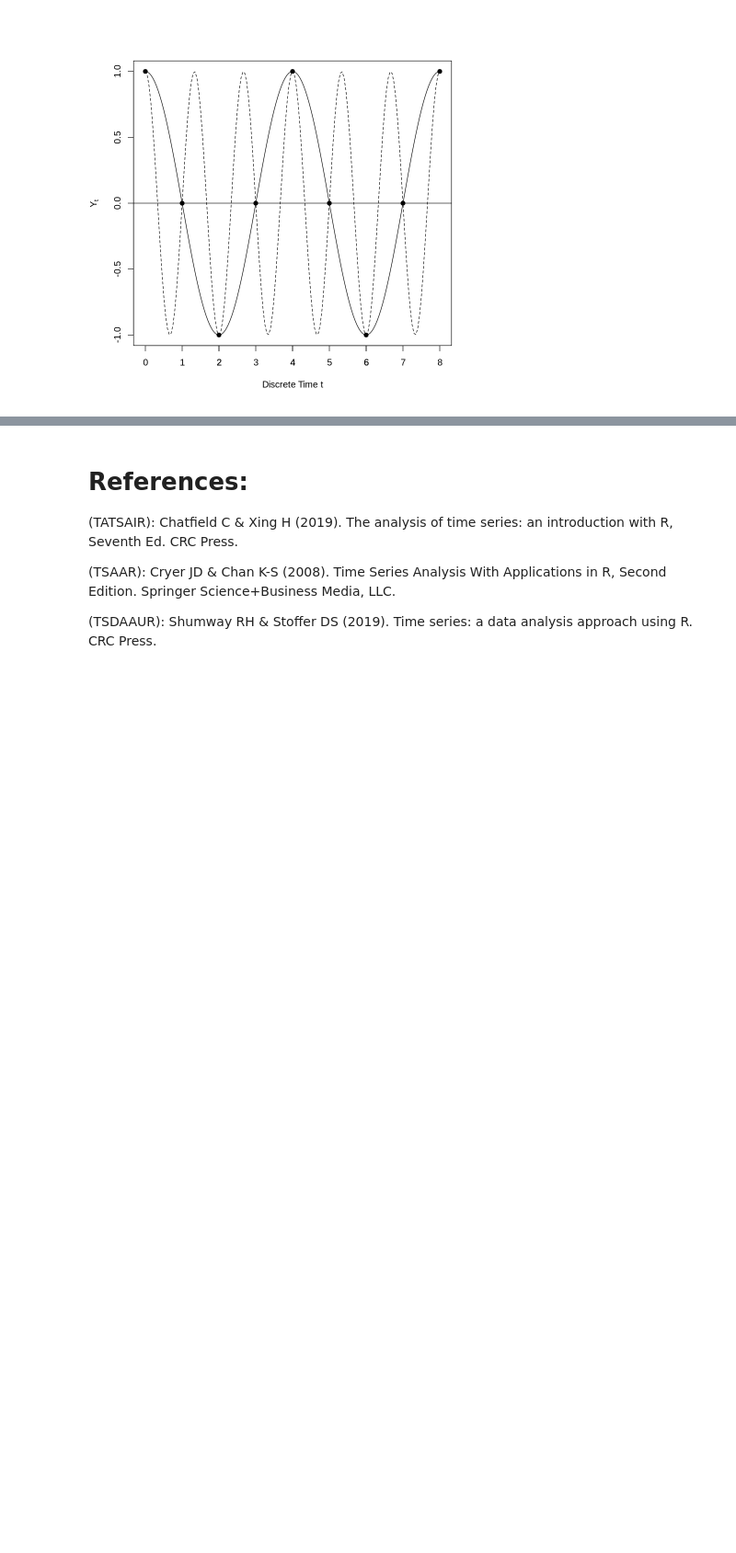
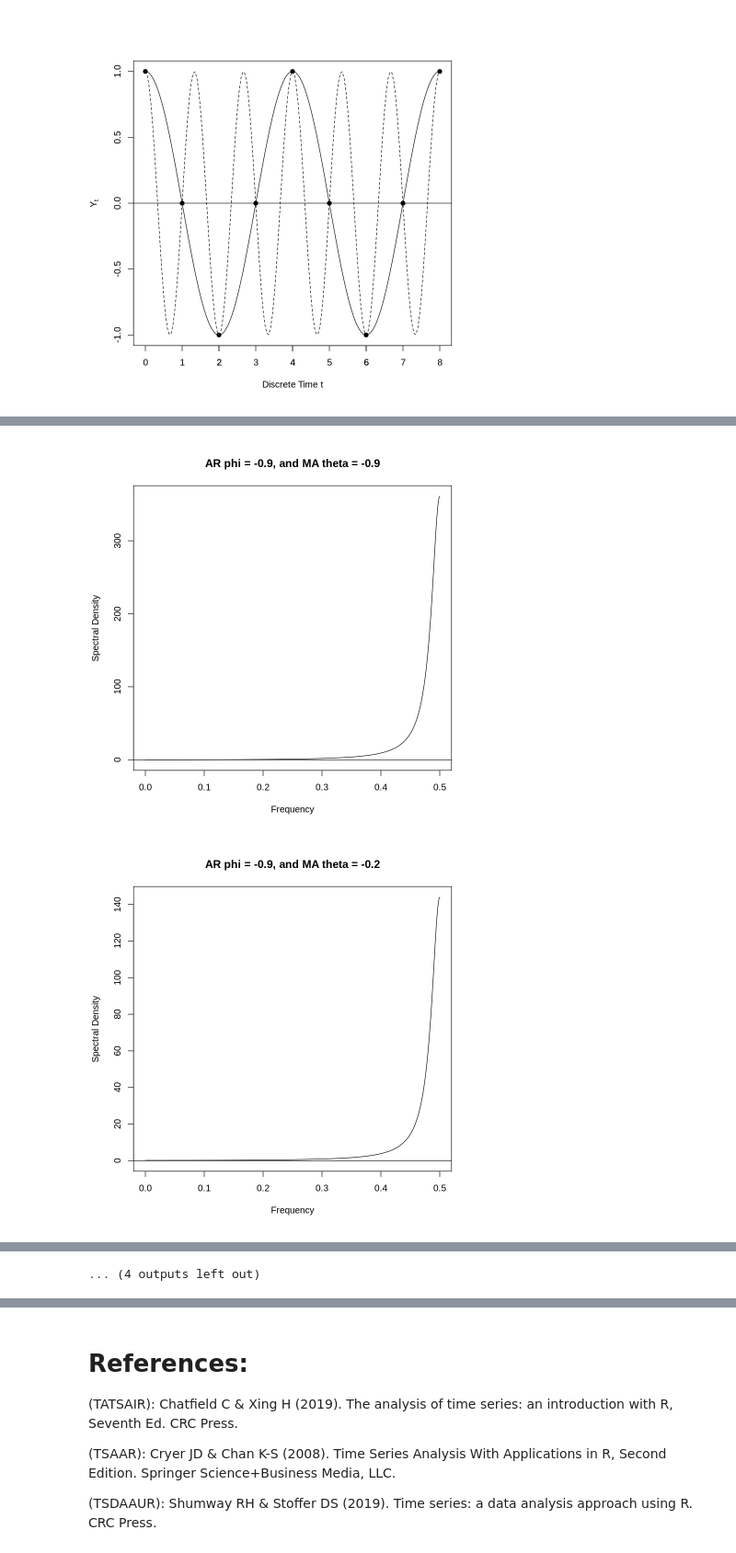
Before and after one commit to pacayton/Stat_268_Advanced_Time_Series_Analysis, a Jupyter notebook: Stat_268_Week_3_4_Freq_Domain_Spectral_Analysis.ipynb, the cells around one changed output, grey strips where cells are left out. Shown at 92% size. Saved outputs shown, nothing was run; the diff lists cells and outputs as text; code cells hidden in the pictures; blank space fills up the shorter version.

```diff
--- a/Stat_268_Week_3_4_Freq_Domain_Spectral_Analysis.ipynb
+++ b/Stat_268_Week_3_4_Freq_Domain_Spectral_Analysis.ipynb
@@ -561,0 +776,27 @@ describe the magnitude (not proportion) of the total variance of $Y_t$ that is a
+# %%
+## Sample of AR Spectra
+
+## Sample phis
+phi <- c( -0.9, -0.2, 0.2, 0.9)
+
+## Sample thetas
+theta <- c( -0.9, -0.2, 0.2, 0.9)
+
+## Display all plots
+
+for (i in 1:4) {
+  for (j in 1:4) {
+  ARMAspec(  ## function for displaying ARMA spectra
+          model = list( # Model specification in the form of a list
+                       ar = phi[i],  # AR Parameter
+                       ma = theta[j]
+                      ),
+          main = paste0("AR phi = ", phi[i], ", and MA theta = ", theta[j]) ## Title of plot
+  )
+  }
+}
+
+## Note: I think there is a problem in TSAAR's display, which I have corrected.
+# %% [output]
+[figure, added]
+[figure, added]
@@ -561,0 +813 @@ describe the magnitude (not proportion) of the total variance of $Y_t$ that is a
+... (4 outputs left out)
```
Also changed, not shown: parts of 27 cells of this notebook.
